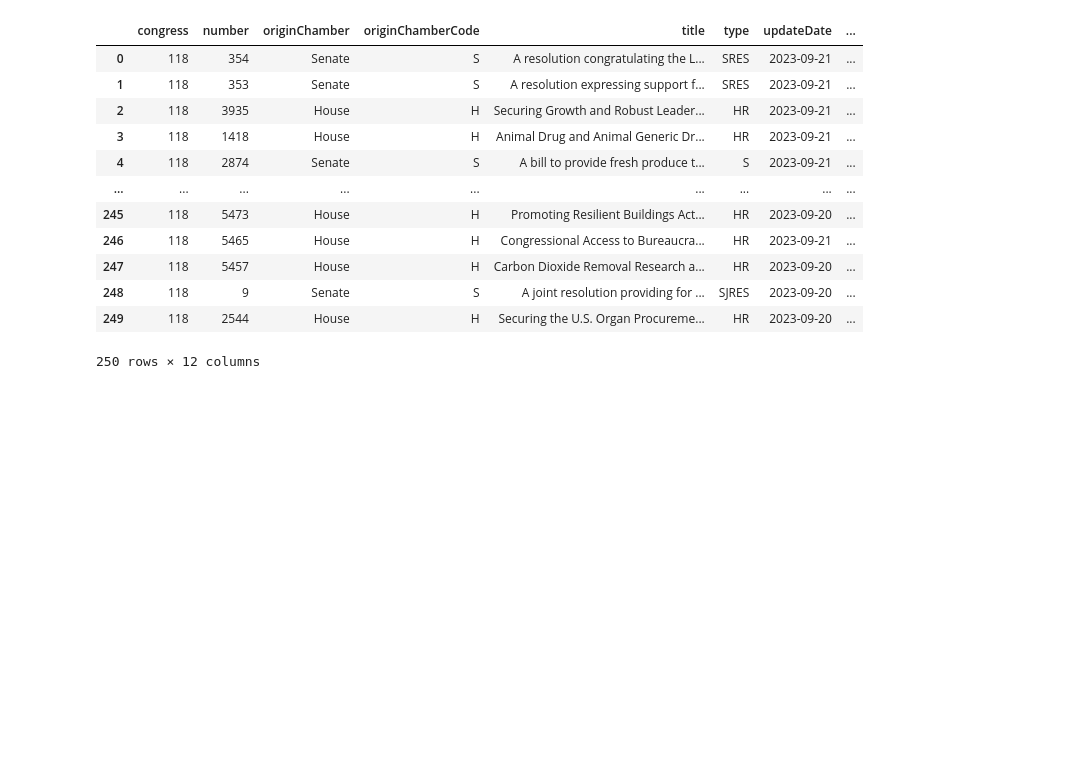
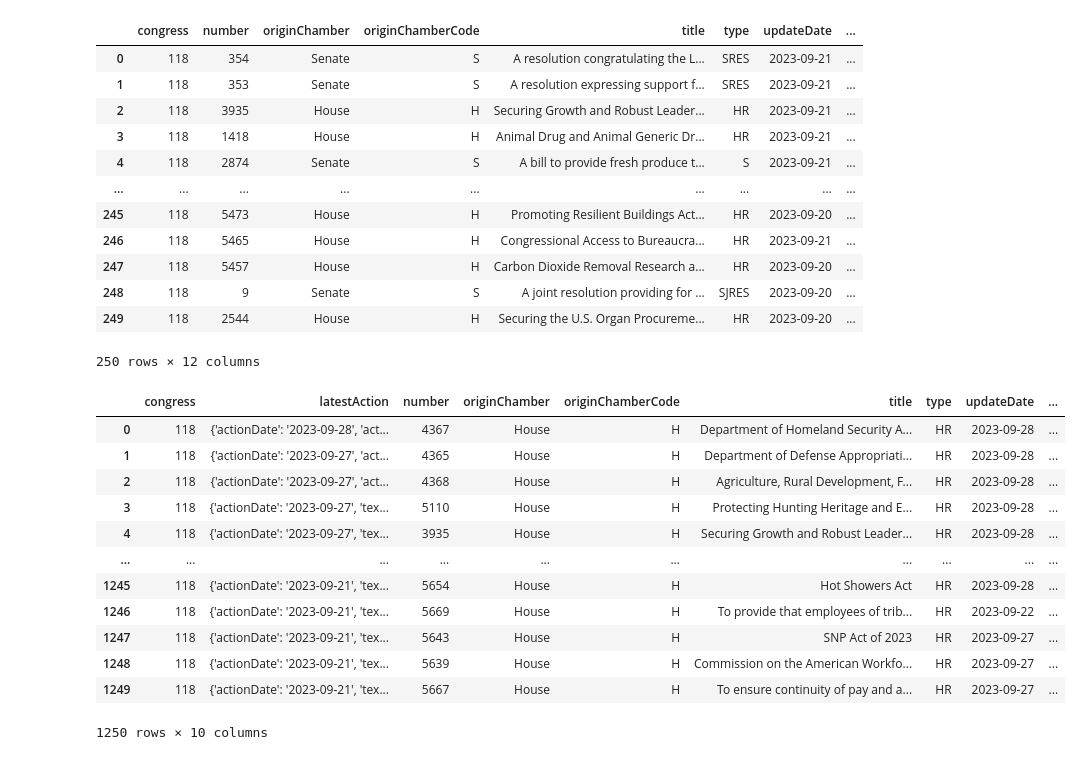
Before and after one commit to Runtaozhou/Contrans2023, a Jupyter notebook: API.ipynb, the cells around one changed output. Saved outputs shown, nothing was run; the diff lists cells and outputs as text; code cells hidden in the pictures; blank space fills up the shorter version.

```diff
--- a/API.ipynb
+++ b/API.ipynb
@@ -76,3 +76,54 @@ parameters = {'method' : "getLegislators",
              "id":"VA",
              "output":"json"
              }
+# %%
+root = 'https://api.congress.gov/v3/'
+congress = "118"
+bill_type = "hr"
+endpoint  = f"/bill/{congress}/{bill_type}"
+
+
+r = requests.get('http://httpbin.org/user-agent')
+useragent = json.loads(r.text)['user-agent']
+headers = {'User-Agent': useragent,
+          'From': 'uar6nw@virginia.edu'}
+
+house_bills = []
+
+for i in range(0,1001,250):
+   parameters = {'format':'json',
+              'offset':0,
+              'limit':250,
+              'sort':'updateDate+desc',
+              'api_key': congressApiKey
+             }
+   r = requests.get(root+endpoint,params = parameters, headers = headers)
+
+
+   myjson = json.loads(r.text)
+   bills = myjson['bills']
+   house_bills.append(bills)
+# %%
+df1 = pd.DataFrame.from_dict(house_bills[0])
+df2 = pd.DataFrame.from_dict(house_bills[1])
+df3 = pd.DataFrame.from_dict(house_bills[2])
+df4 = pd.DataFrame.from_dict(house_bills[3])
+df5 = pd.DataFrame.from_dict(house_bills[4])
+frames = [df1,df2,df3,df4,df5]
+house_bills = pd.concat(frames,ignore_index = True)
+# %%
+house_bills
+# %% [output]
+|  | congress | latestAction | number | originChamber | originChamberCode | title | type | updateDate | ... |
+| 0 | 118 | {'actionDate': '2023-09-28', 'act... | 4367 | House | H | Department of Homeland Security A... | HR | 2023-09-28 | ... |
+| 1 | 118 | {'actionDate': '2023-09-27', 'act... | 4365 | House | H | Department of Defense Appropriati... | HR | 2023-09-28 | ... |
+| 2 | 118 | {'actionDate': '2023-09-27', 'act... | 4368 | House | H | Agriculture, Rural Development, F... | HR | 2023-09-28 | ... |
+| 3 | 118 | {'actionDate': '2023-09-27', 'tex... | 5110 | House | H | Protecting Hunting Heritage and E... | HR | 2023-09-28 | ... |
+| 4 | 118 | {'actionDate': '2023-09-27', 'tex... | 3935 | House | H | Securing Growth and Robust Leader... | HR | 2023-09-28 | ... |
+| ... | ... | ... | ... | ... | ... | ... | ... | ... | ... |
+| 1245 | 118 | {'actionDate': '2023-09-21', 'tex... | 5654 | House | H | Hot Showers Act | HR | 2023-09-28 | ... |
+| 1246 | 118 | {'actionDate': '2023-09-21', 'tex... | 5669 | House | H | To provide that employees of trib... | HR | 2023-09-22 | ... |
+| 1247 | 118 | {'actionDate': '2023-09-21', 'tex... | 5643 | House | H | SNP Act of 2023 | HR | 2023-09-27 | ... |
+| 1248 | 118 | {'actionDate': '2023-09-21', 'tex... | 5639 | House | H | Commission on the American Workfo... | HR | 2023-09-27 | ... |
+| 1249 | 118 | {'actionDate': '2023-09-21', 'tex... | 5667 | House | H | To ensure continuity of pay and a... | HR | 2023-09-27 | ... |
+1250 rows × 10 columns
```
Also changed, not shown: parts of 6 cells of this notebook, 1 other file.
